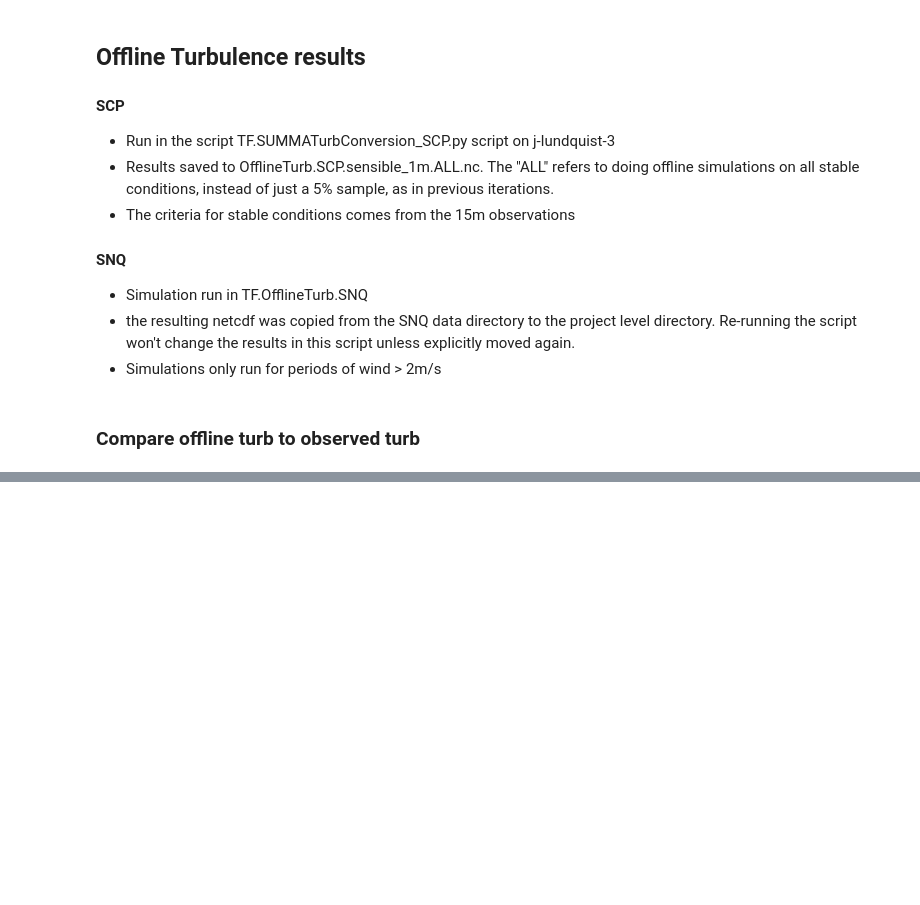
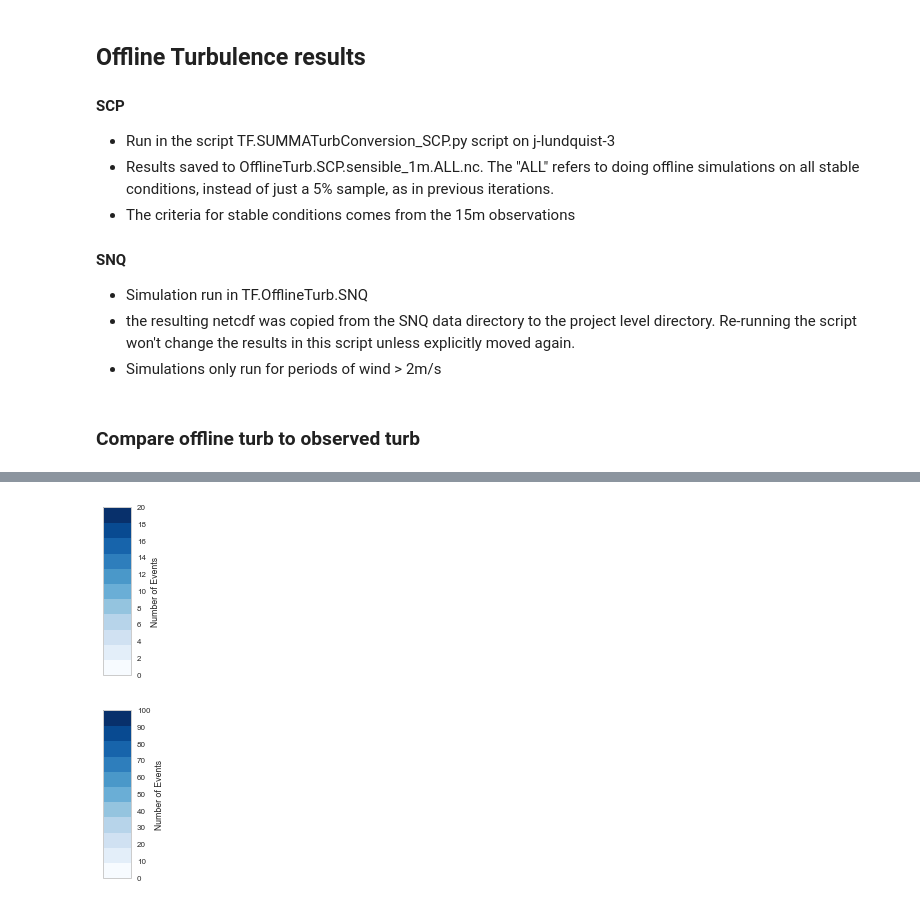
Before and after one commit to klapo/TurbulenceFeedbacks, a Jupyter notebook: TF.OfflineTurb.SCP_SNQ.Bias.ipynb, the cells around one changed output, grey strips where cells are left out. Drawn from its saved outputs; the diff is of its cells as text; code cells hidden in the pictures; blank space fills up the shorter version.

```diff
--- a/TF.OfflineTurb.SCP_SNQ.Bias.ipynb
+++ b/TF.OfflineTurb.SCP_SNQ.Bias.ipynb
@@ -34,7 +34,9 @@ import turbpy.multiConst as mc
 # Customize
 %matplotlib inline
 sns.set_style("whitegrid")
-sns.set_context('poster')
+sns.set_context('paper')
+import warnings
+warnings.simplefilter(action = "ignore", category = RuntimeWarning)
 
 # -------------------------------------------------------------------------------------------------------
 # Directories
@@ -203,2 +125,33 @@ fig.savefig('OfflineTurb.SNQ.Scatter_Bias.pdf')
+# %%
+# Colorbar
+fig, caxi = plt.subplots(1, 1, figsize=(.5, 3))
+# Set the colormap and norm to correspond to the data for which
+# the colorbar will be used.
+cmap = kgraph.cmap_discretize(cm.Blues, 11)
+norm = matplotlib.colors.Normalize(vmin=0, vmax=20)
+cbar = matplotlib.colorbar.ColorbarBase(caxi, cmap=cmap,
+                                norm=norm,
+                                orientation='vertical')
+
+# cbar = plt.colorbar(im, cax=caxi, orientation="vertical", spacing='proportional')
+cbar.ax.set_ylabel('Number of Events')
+fig.savefig('OfflineTurb.2dHist.Colorbar.SNQ.pdf', bbox_inches='tight')
+
+# Colorbar
+fig, caxi = plt.subplots(1, 1, figsize=(.5, 3))
+# Set the colormap and norm to correspond to the data for which
+# the colorbar will be used.
+cmap = kgraph.cmap_discretize(cm.Blues, 11)
+norm = matplotlib.colors.Normalize(vmin=0, vmax=100)
+cbar = matplotlib.colorbar.ColorbarBase(caxi, cmap=cmap,
+                                norm=norm,
+                                orientation='vertical')
+
+# cbar = plt.colorbar(im, cax=caxi, orientation="vertical", spacing='proportional')
+cbar.ax.set_ylabel('Number of Events')
+fig.savefig('OfflineTurb.2dHist.Colorbar.SCP.pdf', bbox_inches='tight')
+# %% [output]
+[figure, added]
+[figure, added]
 # %%
 os.chdir(dirPrint)
```
Also changed, not shown: parts of 7 cells of this notebook.
